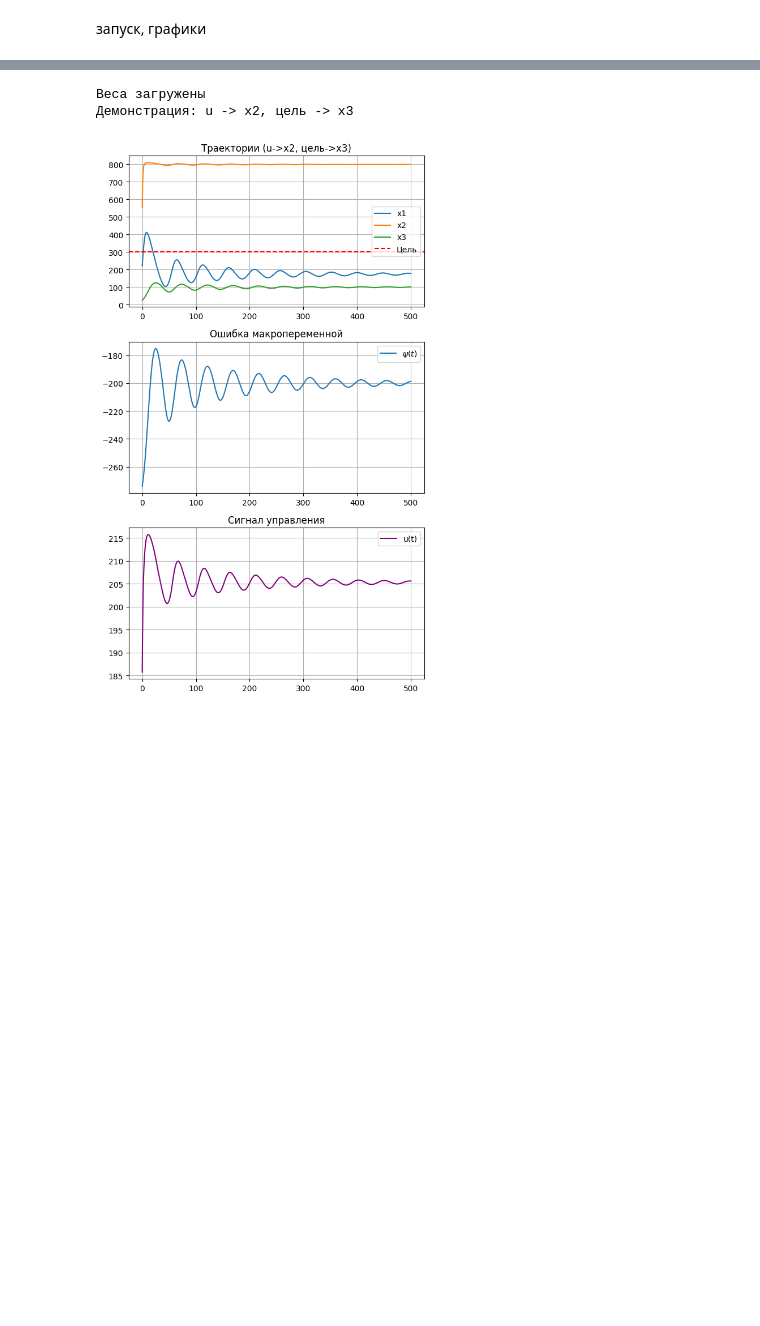
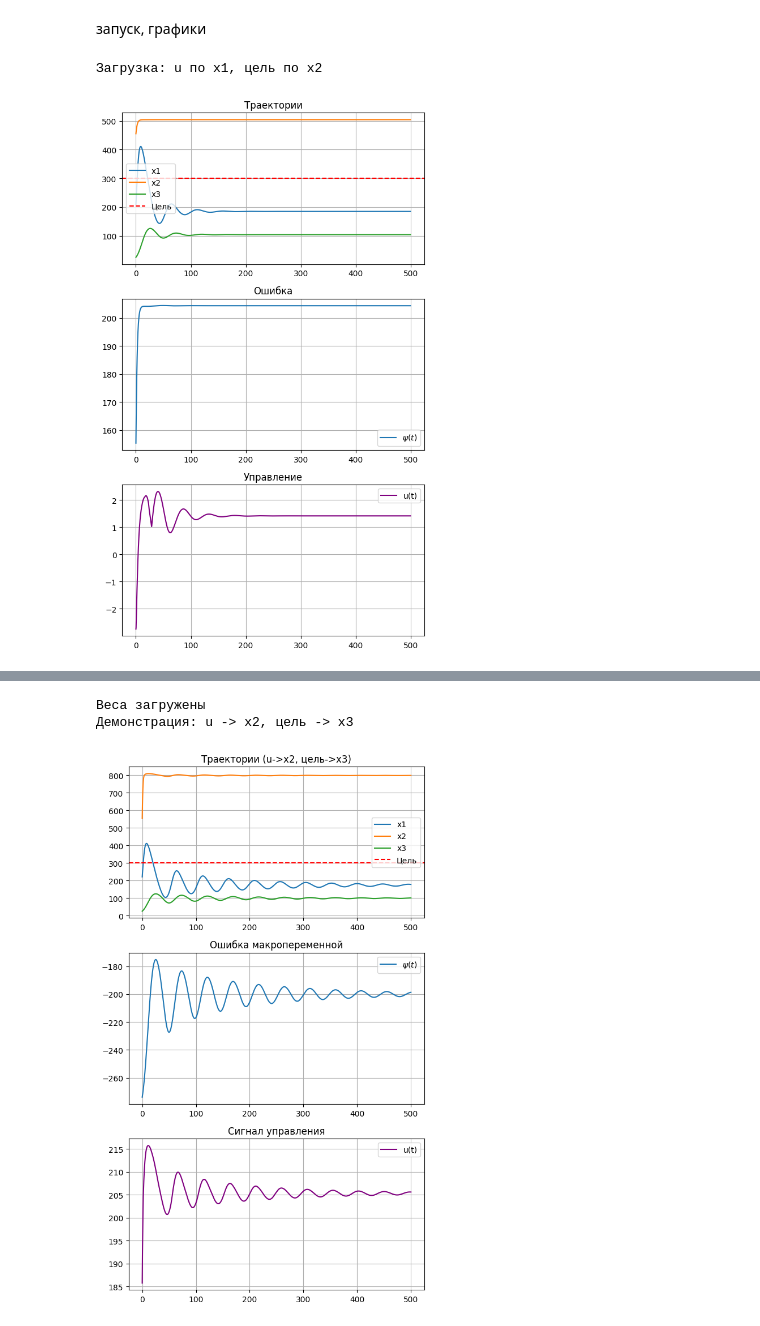
Before and after one commit to Emo4ka07/VKR, a Jupyter notebook: NTP_уж_с_ежом.ipynb, the cells around one changed output, grey strips where cells are left out. Saved outputs shown, nothing was run; the diff lists cells and outputs as text; code cells hidden in the pictures; blank space fills up the shorter version.

```diff
--- a/NTP_уж_с_ежом.ipynb
+++ b/NTP_уж_с_ежом.ipynb
@@ -186,3 +157,54 @@ Early stopping на эпохе 26
 # %% [markdown]
 запуск, графики
+# %%
+with open("/content/drive/MyDrive/case_map.json") as f:
+    CASE_MAP = json.load(f)
+
+def load_controller(ctrl_idx, tgt_idx):
+    ctrl = create_controller()
+    _ = ctrl(tf.zeros((1, 4)))
+    fname = CASE_MAP[f"{ctrl_idx}_{tgt_idx}"]
+    path = f"/content/drive/MyDrive/{fname}"
+    if not os.path.exists(path):
+        raise FileNotFoundError(f"Веса для случая u{ctrl_idx+1}→t{tgt_idx+1} не найдены.")
+    ctrl.load_weights(path)
+    return ctrl
+
+def simulate_demo(x0, C, ctrl_idx, tgt_idx, controller, p, N_sim=2000):
+    T_sim = 500.0; dt_sim = T_sim / N_sim
+    x = x0; tr, ur = [], []
+    for _ in range(N_sim):
+        x_norm = x / X_SCALE; C_norm = C / C_SCALE
+        inp = tf.concat([x_norm, C_norm], axis=-1)
+        u_norm = tf.squeeze(controller(inp), axis=-1)
+        u_scaled = u_norm * U_MAX
+        dx = dynamics(x, u_scaled, ctrl_idx, p)
+        x = x + dt_sim * dx
+        x = tf.clip_by_value(x, 1e-3, 2000.0)
+        tr.append(x); ur.append(u_scaled)
+    return tf.stack(tr, axis=1).numpy()[0], tf.stack(ur, axis=1).numpy()[0]
+
+# ИНДЕКСЫ
+demo_ctrl = 0
+demo_tgt  = 1
+print(f"Загрузка: u по x{demo_ctrl+1}, цель по x{demo_tgt+1}")
+controller = load_controller(demo_ctrl, demo_tgt)
+
+demo_x = np.array([[200.0, 450.0, 25.1]], np.float32)
+demo_C = np.array([[300.0]], np.float32)
+
+traj, u = simulate_demo(demo_x, demo_C, demo_ctrl, demo_tgt, controller, PARAMS, DEMO_N)
+ts = np.linspace(0, 500.0, len(u))
+psi = traj[:, demo_tgt] - demo_C[0,0]
+
+plt.figure(figsize=(6,10))
+plt.subplot(3,1,1)
+for i, lbl in enumerate(['x1','x2','x3']): plt.plot(ts, traj[:,i], label=lbl)
+plt.axhline(demo_C[0,0], color='red', ls='--', label='Цель'); plt.title("Траектории"); plt.grid(); plt.legend()
+plt.subplot(3,1,2); plt.plot(ts, psi, label=r'$\psi(t)$'); plt.title("Ошибка"); plt.grid(); plt.legend()
+plt.subplot(3,1,3); plt.plot(ts, u, label='u(t)', color='purple'); plt.title("Управление"); plt.grid(); plt.legend()
+plt.tight_layout(); plt.show()
+# %% [output]
+Загрузка: u по x1, цель по x2
+[figure, added]
 # %%
```
Also changed, not shown: parts of 7 cells of this notebook.
